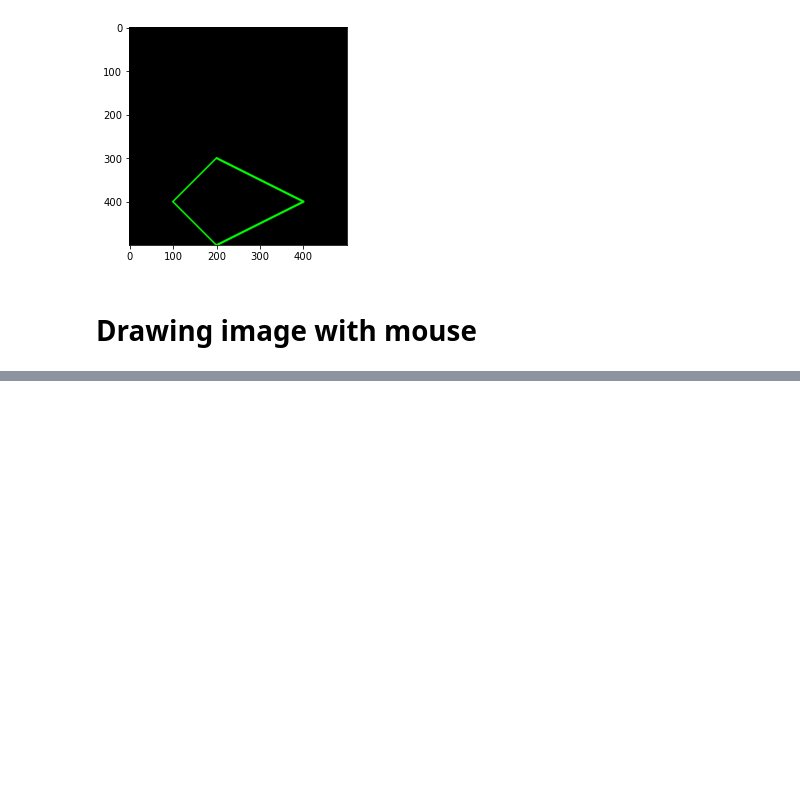
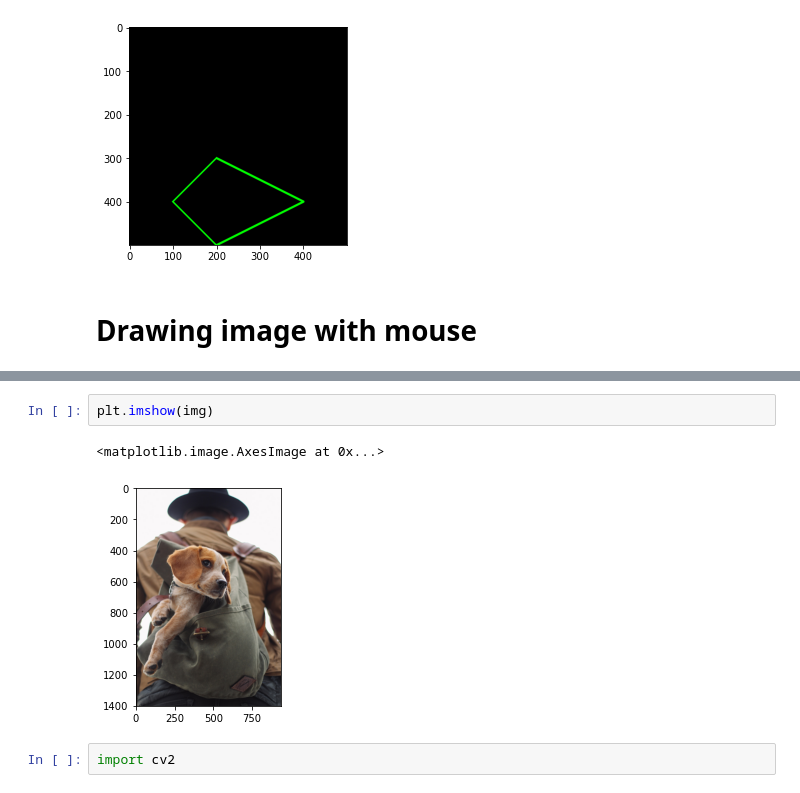
Before and after one commit to B2BDA/CNN_Keras, a Jupyter notebook: OpenCV_basics.ipynb, the cells around one changed output, grey strips where cells are left out. Cells and saved outputs as stored; diff of their text form; blank space fills up the shorter version.

```diff
--- a/OpenCV_basics.ipynb
+++ b/OpenCV_basics.ipynb
@@ -310,0 +356,7 @@ cv2.destroyAllWindows()
+# %%
+plt.imshow(img)
+# %% [output]
+<matplotlib.image.AxesImage at 0x...>
+[figure, added]
+# %%
+import cv2
```
Also changed, not shown: parts of 14 cells of this notebook.
